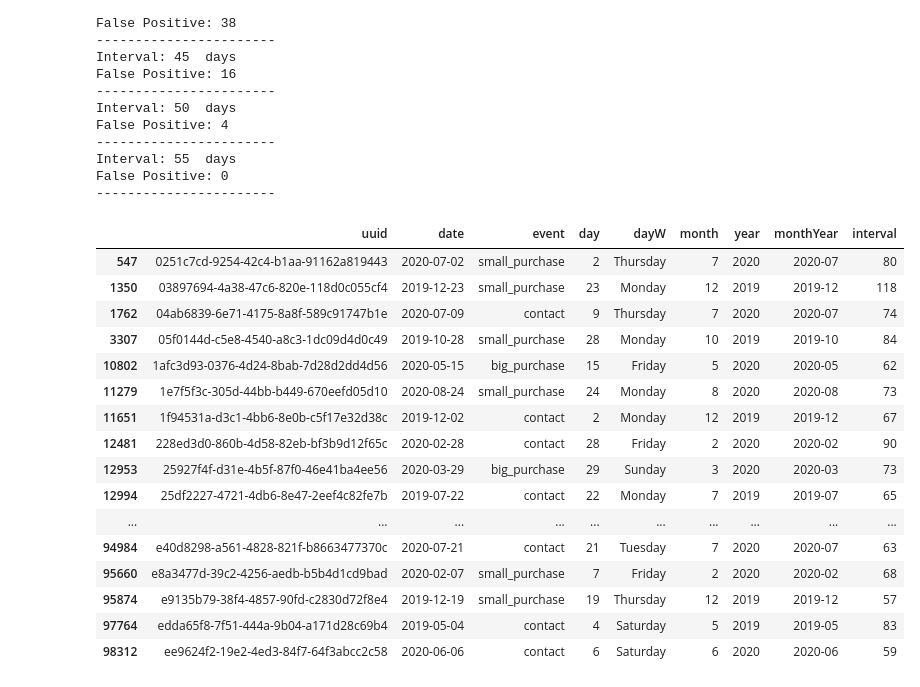
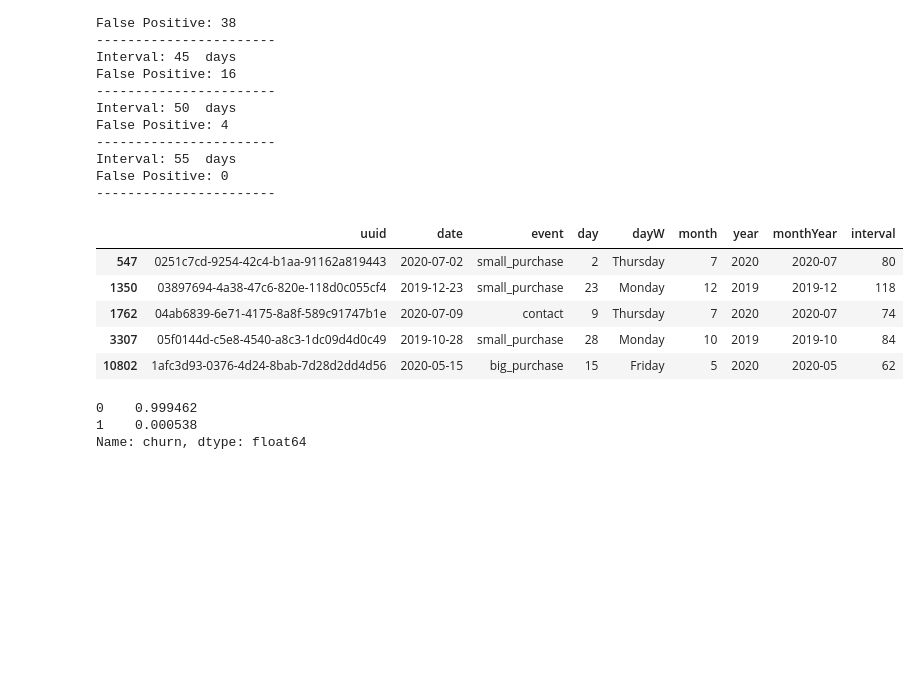
Before and after one commit to raquelcreis/customer_survival, a Jupyter notebook: notebook.ipynb, the cells around one changed output. Drawn from its saved outputs; the diff is of its cells as text; code cells hidden in the pictures; blank space fills up the shorter version.

Commit message:
churn column

```diff
--- a/notebook.ipynb
+++ b/notebook.ipynb
@@ -115,22 +115,18 @@ Interval: 55  days
 False Positive: 0
 -----------------------
 # %%
-df.loc[df.interval > 55]
+df.loc[df.interval > 55].head()
 # %% [output]
 |  | uuid | date | event | day | dayW | month | year | monthYear | interval |
 | 547 | 0251c7cd-9254-42c4-b1aa-91162a819443 | 2020-07-02 | small_purchase | 2 | Thursday | 7 | 2020 | 2020-07 | 80 |
 | 1350 | 03897694-4a38-47c6-820e-118d0c055cf4 | 2019-12-23 | small_purchase | 23 | Monday | 12 | 2019 | 2019-12 | 118 |
 | 1762 | 04ab6839-6e71-4175-8a8f-589c91747b1e | 2020-07-09 | contact | 9 | Thursday | 7 | 2020 | 2020-07 | 74 |
 | 3307 | 05f0144d-c5e8-4540-a8c3-1dc09d4d0c49 | 2019-10-28 | small_purchase | 28 | Monday | 10 | 2019 | 2019-10 | 84 |
 | 10802 | 1afc3d93-0376-4d24-8bab-7d28d2dd4d56 | 2020-05-15 | big_purchase | 15 | Friday | 5 | 2020 | 2020-05 | 62 |
-| 11279 | 1e7f5f3c-305d-44bb-b449-670eefd05d10 | 2020-08-24 | small_purchase | 24 | Monday | 8 | 2020 | 2020-08 | 73 |
-| 11651 | 1f94531a-d3c1-4bb6-8e0b-c5f17e32d38c | 2019-12-02 | contact | 2 | Monday | 12 | 2019 | 2019-12 | 67 |
-| 12481 | 228ed3d0-860b-4d58-82eb-bf3b9d12f65c | 2020-02-28 | contact | 28 | Friday | 2 | 2020 | 2020-02 | 90 |
-| 12953 | 25927f4f-d31e-4b5f-87f0-46e41ba4ee56 | 2020-03-29 | big_purchase | 29 | Sunday | 3 | 2020 | 2020-03 | 73 |
-| 12994 | 25df2227-4721-4db6-8e47-2eef4c82fe7b | 2019-07-22 | contact | 22 | Monday | 7 | 2019 | 2019-07 | 65 |
-| ... | ... | ... | ... | ... | ... | ... | ... | ... | ... |
-| 94984 | e40d8298-a561-4828-821f-b8663477370c | 2020-07-21 | contact | 21 | Tuesday | 7 | 2020 | 2020-07 | 63 |
-| 95660 | e8a3477d-39c2-4256-aedb-b5b4d1cd9bad | 2020-02-07 | small_purchase | 7 | Friday | 2 | 2020 | 2020-02 | 68 |
-| 95874 | e9135b79-38f4-4857-90fd-c2830d72f8e4 | 2019-12-19 | small_purchase | 19 | Thursday | 12 | 2019 | 2019-12 | 57 |
-| 97764 | edda65f8-7f51-444a-9b04-a171d28c69b4 | 2019-05-04 | contact | 4 | Saturday | 5 | 2019 | 2019-05 | 83 |
-| 98312 | ee9624f2-19e2-4ed3-84f7-64f3abcc2c58 | 2020-06-06 | contact | 6 | Saturday | 6 | 2020 | 2020-06 | 59 |
+# %%
+df['churn'] = [1 if x > 55 else 0 for x in df.interval]
+df.churn.value_counts(normalize=True)
+# %% [output]
+0    0.999462
+1    0.000538
+Name: churn, dtype: float64
```
